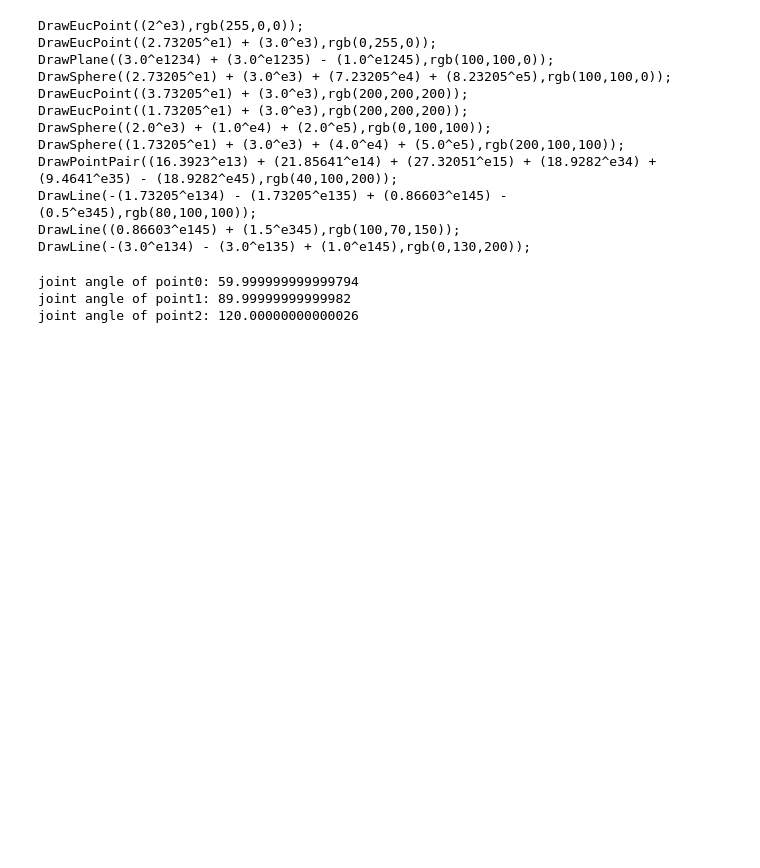
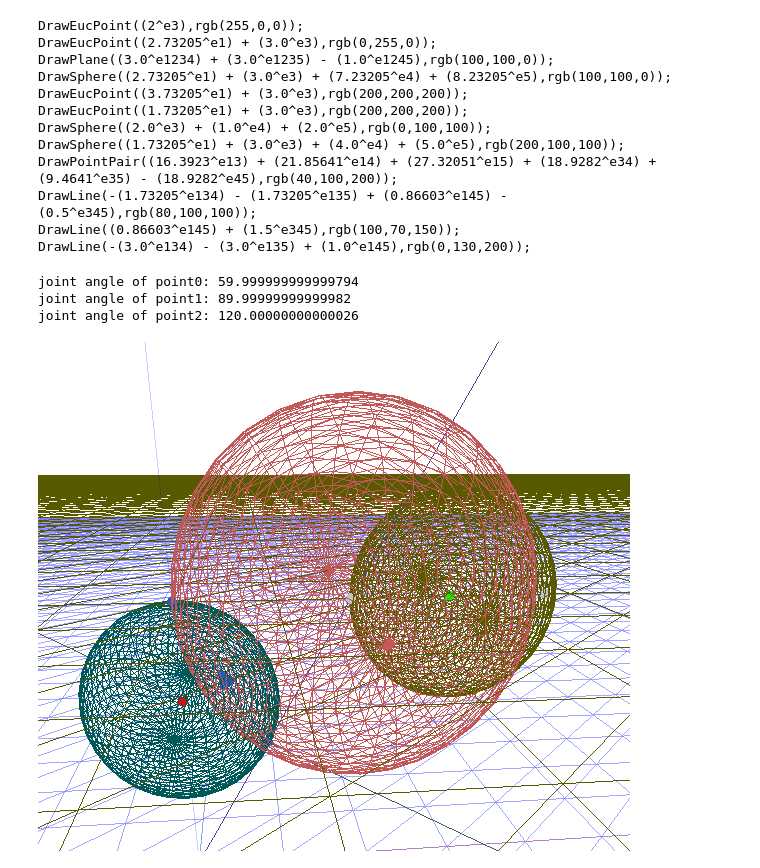
Before and after one commit to ctylim/geometric-algebra, a Jupyter notebook: notebook/inverse_kinematics.ipynb, the cells around one changed output. Cells and saved outputs as stored; diff of their text form; code cells hidden in the pictures; blank space fills up the shorter version.

Commit message:
add gaonline result

```diff
--- a/notebook/inverse_kinematics.ipynb
+++ b/notebook/inverse_kinematics.ipynb
@@ -139,3 +139,7 @@ print('joint angle of point2:', math.acos(angle(line2, line3)) / pi * 180)
 joint angle of point0: 59.999999999999794
 joint angle of point1: 89.99999999999982
 joint angle of point2: 120.00000000000026
+# %%
+display_png(Image('./figures/ik_gaonline.png'))
+# %% [output]
+[figure, added]
```
Also changed, not shown: 1 other file.
